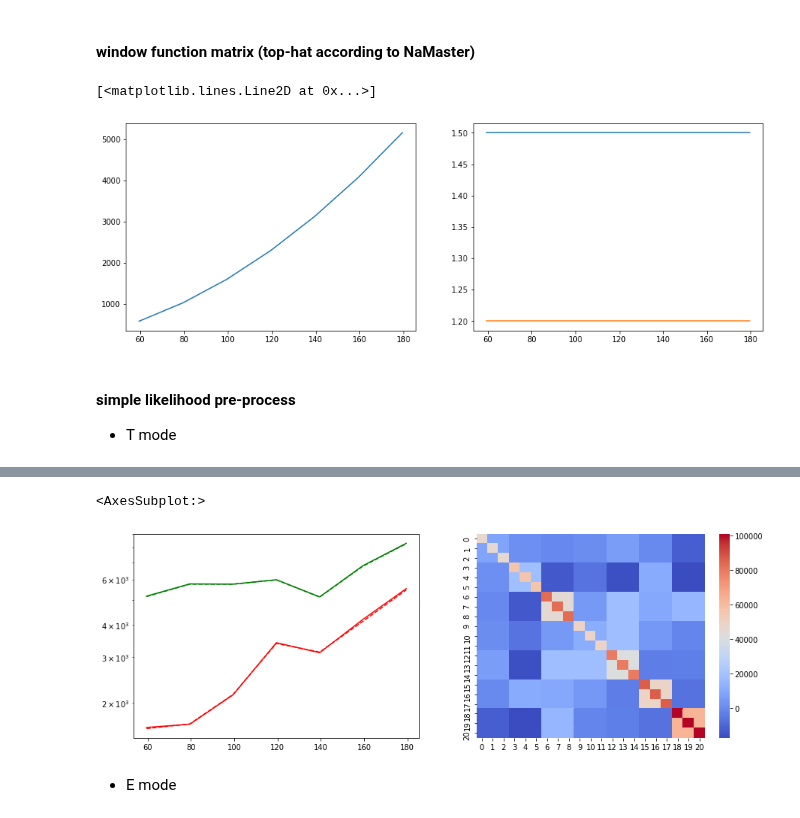
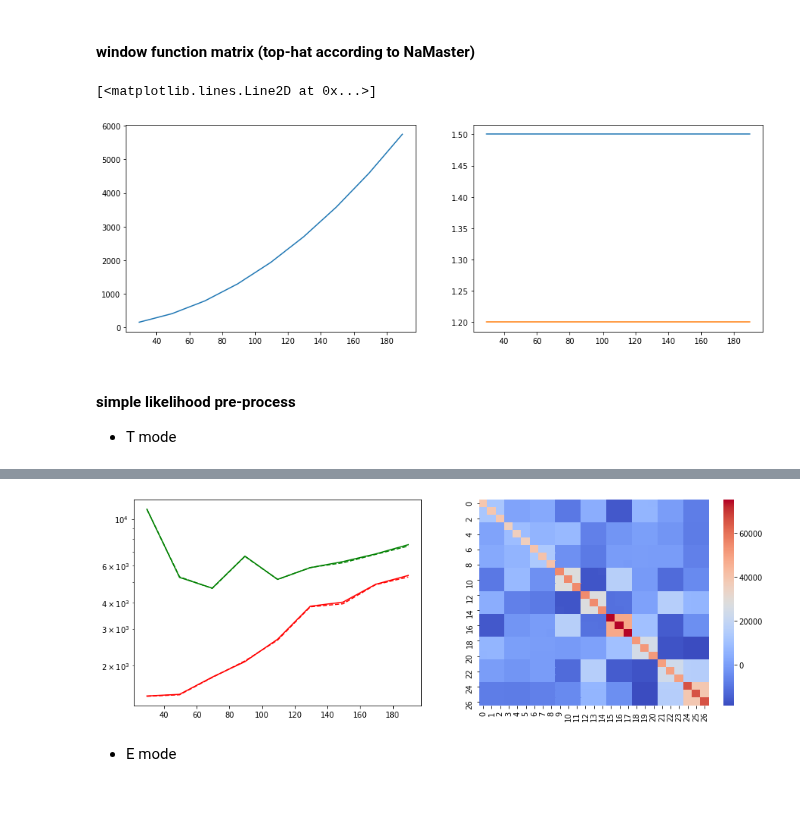
Before and after one commit to gioacchinowang/afra, a Jupyter notebook: tutorials/tutorial06.ipynb, the cells around one changed output, grey strips where cells are left out. Drawn from its saved outputs; the diff is of its cells as text; code cells hidden in the pictures.

Commit message:
fix pipelines

```diff
--- a/tutorials/tutorial06.ipynb
+++ b/tutorials/tutorial06.ipynb
@@ -15,7 +15,7 @@ NSIDE = 128
 NSAMP = 10
 APOSCALE = 6.
 PSBIN = 20
-LMIN = 50
+LMIN = 20
 LMAX = 200
 FWHM = [(52.8/60.)*np.pi/180.,(19./60.)*np.pi/180.,(11./60.)*np.pi/180.,(4.94/60.)*np.pi/180.]
 
@@ -47,21 +47,21 @@ map353 = hp.smoothing(mapcmb[0]+map353f,fwhm=FWHM[3],verbose=0)+nmap353[0]
 map23s = hp.smoothing(mapcmb[0]+map23f,fwhm=FWHM[0],verbose=0)
 map353s = hp.smoothing(mapcmb[0]+map353f,fwhm=FWHM[3],verbose=0)
 
-fullmap = dict()
-fullmap[95] = map95
-fullmap[150] = map150
+datamap = dict()
+datamap[95] = map95
+datamap[150] = map150
 
-fullnoise = dict()
-fullnoise[95] = nmap95[1:]
-fullnoise[150] = nmap150[1:]
+datanoise = dict()
+datanoise[95] = nmap95[1:]
+datanoise[150] = nmap150[1:]
 
-fullfiducial = dict()
-fullfiducial[95] = mapcmb[1:]
-fullfiducial[150] = mapcmb[1:]
+datafiducial = dict()
+datafiducial[95] = mapcmb[1:]
+datafiducial[150] = mapcmb[1:]
 
-fullbeam = dict()
-fullbeam[95] = FWHM[1]
-fullbeam[150] = FWHM[2]
+databeam = dict()
+databeam[95] = FWHM[1]
+databeam[150] = FWHM[2]
 
 tmpmap = dict()
 tmpmap[23] = map23
@@ -99,7 +99,7 @@ ax[1].plot(est.modes,filted_bp[0])
 ax[1].plot(est.modes,filted_bp[1])
 # %% [output]
 [<matplotlib.lines.Line2D at 0x...>]
-[figure, old version]
+[figure, new version]
 # %% [markdown]
 #### simple likelihood pre-process
 
@@ -108,7 +108,7 @@ ax[1].plot(est.modes,filted_bp[1])
 %%time
 
 est.targets='T'
-pipeline = af.tpfpipe(fullmap,noises=fullnoise,fiducials=fullfiducial,mask=mask,fwhms=fullbeam,
+pipeline = af.tpfpipe(datamap,noises=datanoise,fiducials=datafiducial,mask=mask,fwhms=databeam,
                       templates=tmpmap,template_noises=tmpnoise,template_fwhms=tmpbeam,
                       targets='T')
 rslt_t = pipeline.preprocess(aposcale=APOSCALE,psbin=PSBIN,lmin=LMIN,lmax=LMAX)
@@ -127,4 +127,5 @@ ax[0].plot(est.modes,bp353s[1],'g--')
 ax[0].set_yscale('log')
 
 sns.heatmap(rslt_t[3],cmap='coolwarm',annot=False,ax=ax[1])
+print ('matrix condition: ',np.linalg.cond(rslt_t[3]))
 # %% [output]
@@ -134,5 +136,4 @@ Wall time: 5.55 s
-<AxesSubplot:>
-[figure, old version]
+[figure, new version]
 # %% [markdown]
 - E mode
 # %%
```
Also changed, not shown: parts of 4 cells of this notebook, 8 other files.
